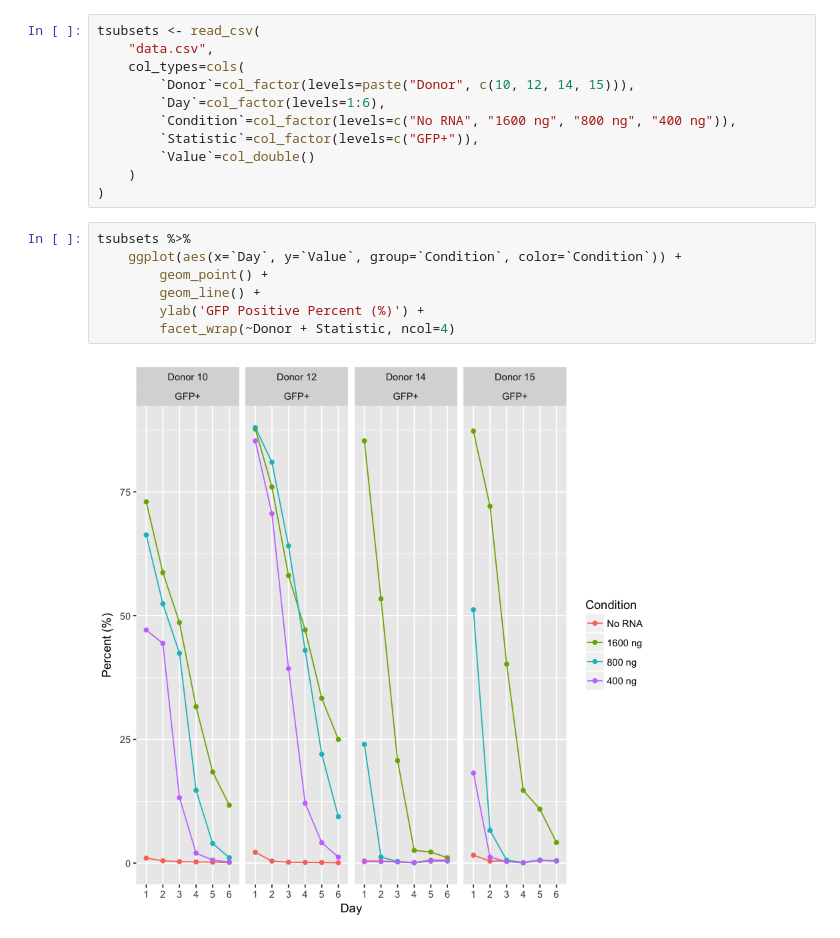
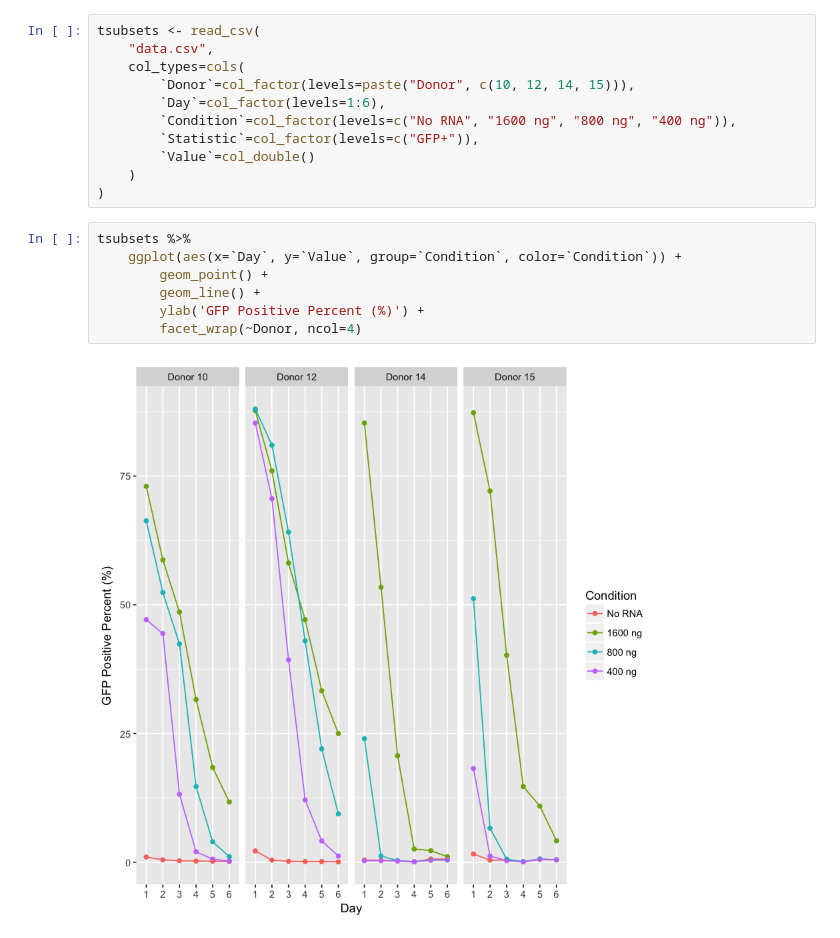
Before and after one commit to hammerlab/t-cell-guide, a Jupyter notebook: analyses/mrna-electroporation/GFP mRNA electroporation.ipynb, the cells around one changed output. Drawn from its saved outputs; the diff is of its cells as text.

Commit message:
remove unnecessary labels from the mRNA electroporation plot

```diff
--- a/analyses/mrna-electroporation/GFP mRNA electroporation.ipynb
+++ b/analyses/mrna-electroporation/GFP mRNA electroporation.ipynb
@@ -18,9 +18,9 @@ tsubsets <- read_csv(
 # %%
 tsubsets %>%
     ggplot(aes(x=`Day`, y=`Value`, group=`Condition`, color=`Condition`)) +
         geom_point() +
         geom_line() +
         ylab('GFP Positive Percent (%)') +
-        facet_wrap(~Donor + Statistic, ncol=4)
+        facet_wrap(~Donor, ncol=4)
 # %% [output]
-[figure, old version]
+[figure, new version]
```
